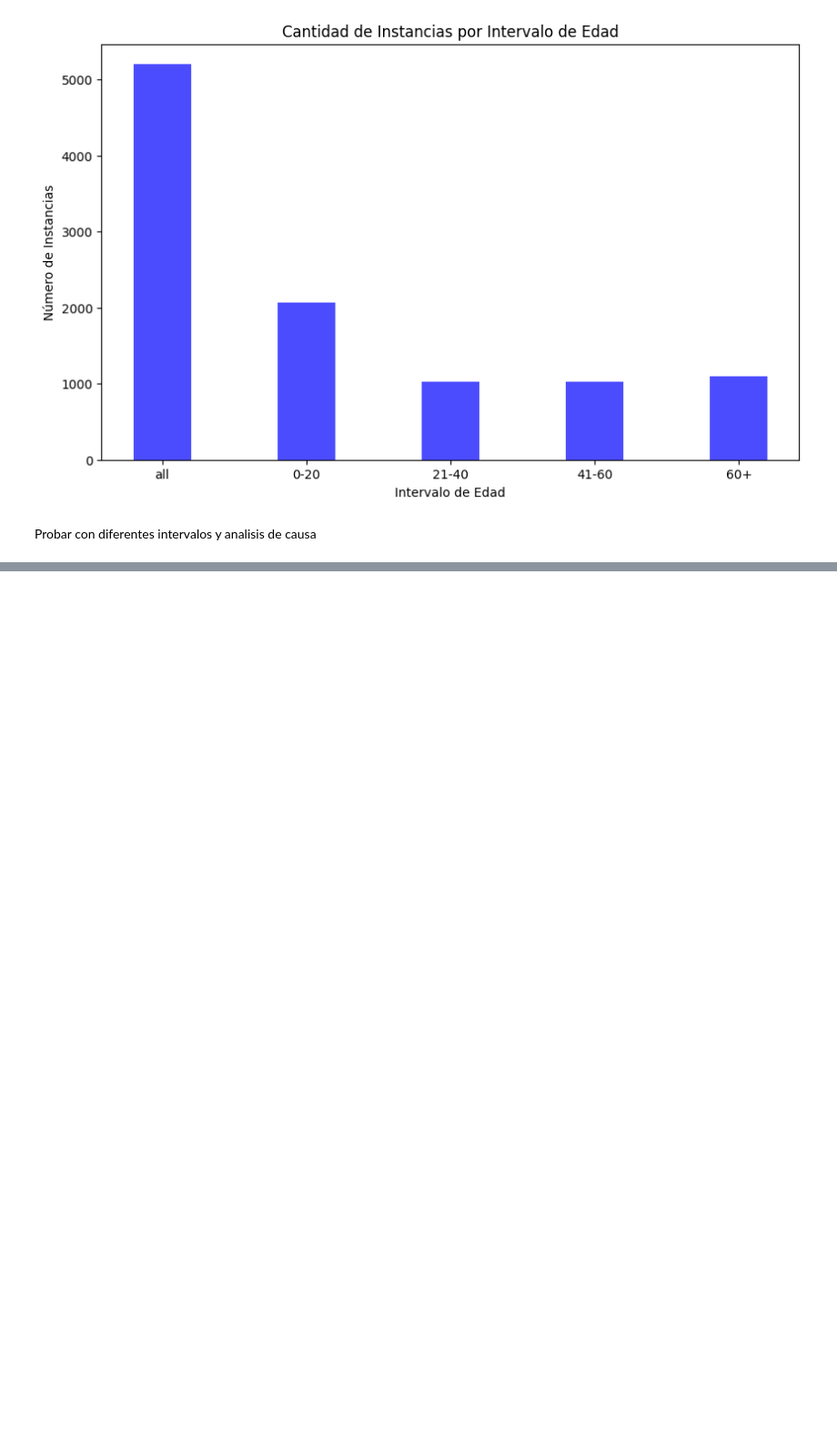
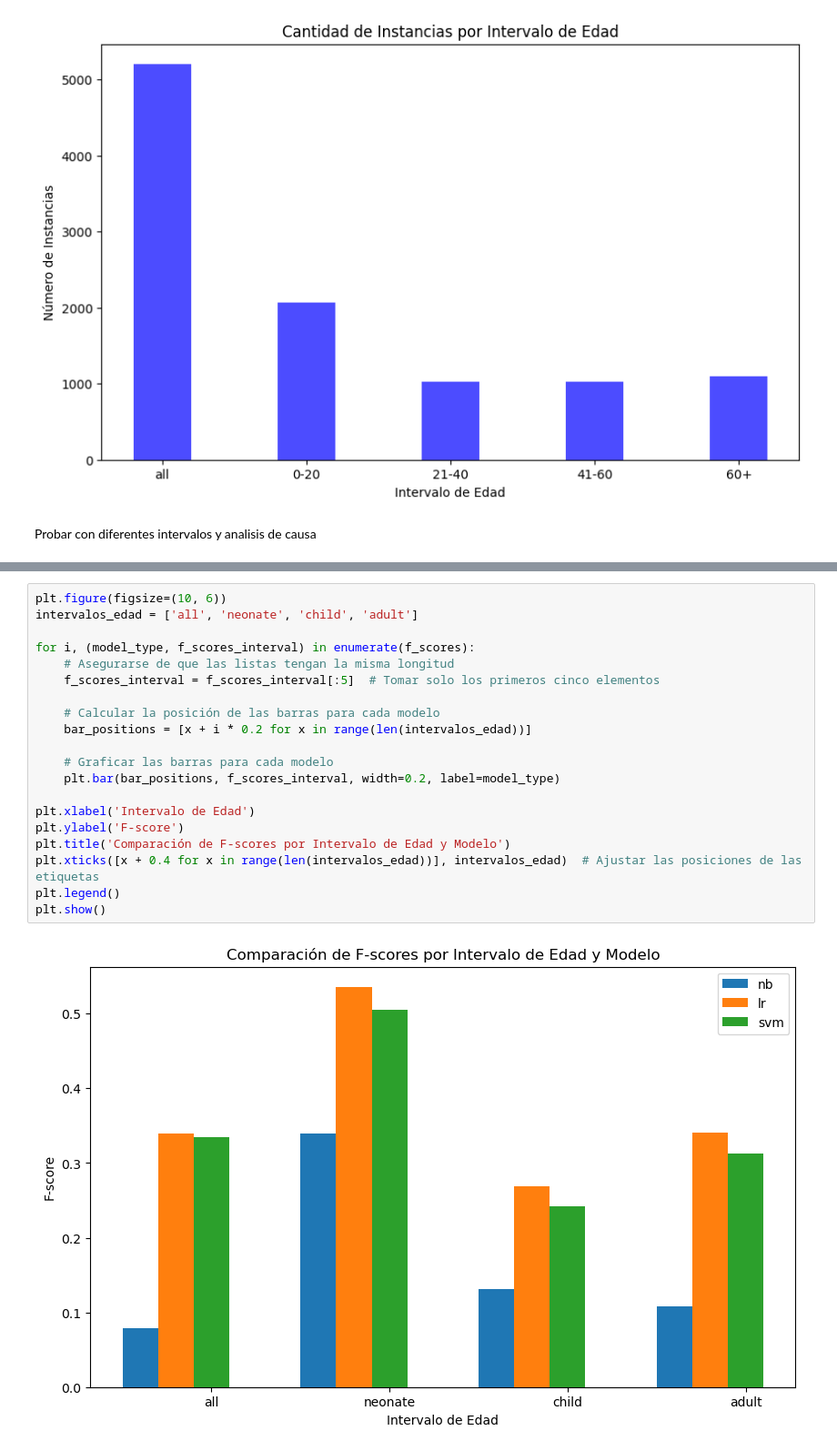
Before and after one commit to Strawberryai/Mineria_de_datos, a Jupyter notebook: proyecto/segmentacion_edades.ipynb, the cells around one changed output, grey strips where cells are left out. Shown at 91% size. Cells and saved outputs as stored; diff of their text form; blank space fills up the shorter version.

```diff
--- a/proyecto/segmentacion_edades.ipynb
+++ b/proyecto/segmentacion_edades.ipynb
@@ -221,0 +327,22 @@ Probar con diferentes intervalos y analisis de causa
+# %%
+plt.figure(figsize=(10, 6))
+intervalos_edad = ['all', 'neonate', 'child', 'adult']
+
+for i, (model_type, f_scores_interval) in enumerate(f_scores):
+    # Asegurarse de que las listas tengan la misma longitud
+    f_scores_interval = f_scores_interval[:5]  # Tomar solo los primeros cinco elementos
+
+    # Calcular la posición de las barras para cada modelo
+    bar_positions = [x + i * 0.2 for x in range(len(intervalos_edad))]
+
+    # Graficar las barras para cada modelo
+    plt.bar(bar_positions, f_scores_interval, width=0.2, label=model_type)
+
+plt.xlabel('Intervalo de Edad')
+plt.ylabel('F-score')
+plt.title('Comparación de F-scores por Intervalo de Edad y Modelo')
+plt.xticks([x + 0.4 for x in range(len(intervalos_edad))], intervalos_edad)  # Ajustar las posiciones de las etiquetas
+plt.legend()
+plt.show()
+# %% [output]
+[figure, added]
```
Also changed, not shown: parts of 9 cells of this notebook.
